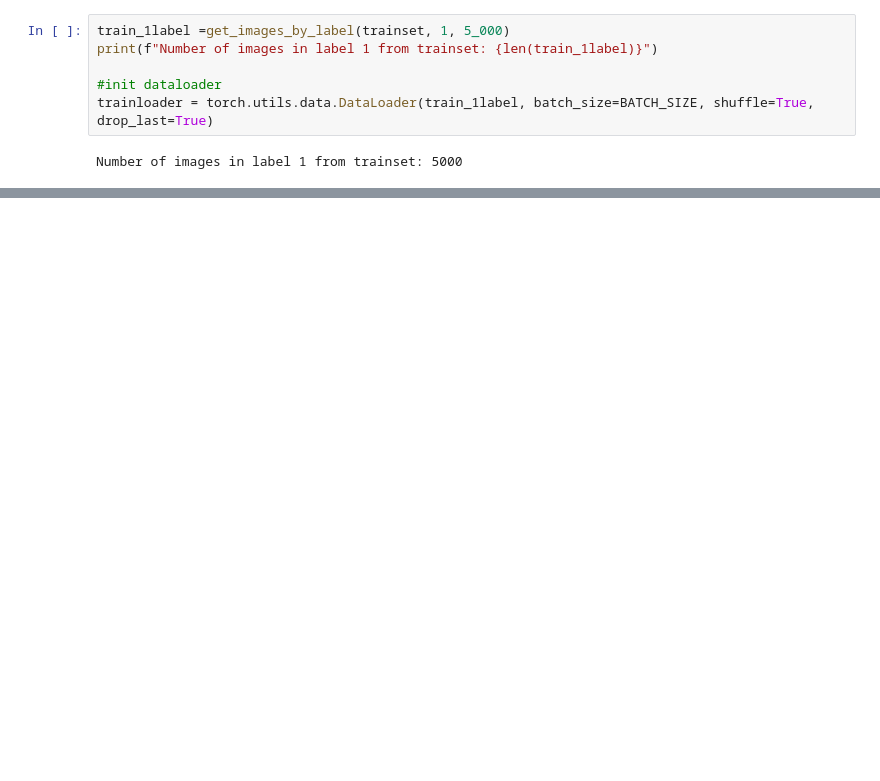
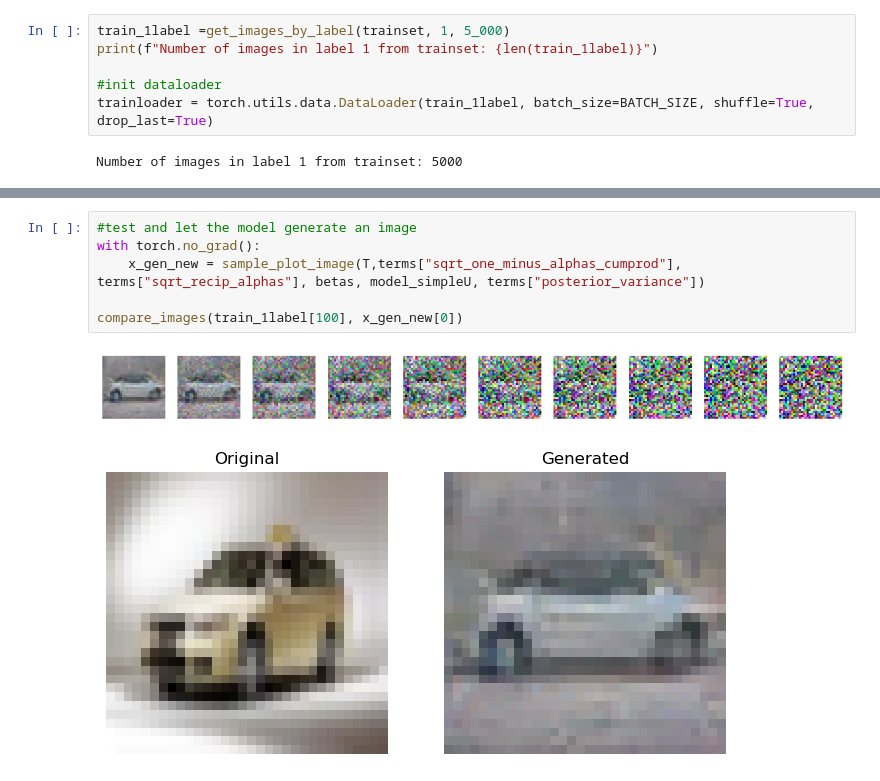
Before and after one commit to FloBaumgartner/cifar10_imgGeneration, a Jupyter notebook: vdl_mc_img-gen_cifar10.ipynb, the cells around one changed output, grey strips where cells are left out. Drawn from its saved outputs; the diff is of its cells as text; blank space fills up the shorter version.

```diff
--- a/vdl_mc_img-gen_cifar10.ipynb
+++ b/vdl_mc_img-gen_cifar10.ipynb
@@ -559,0 +563,9 @@ compare_images(train_1label[0], x_gen[0])
+# %%
+#test and let the model generate an image
+with torch.no_grad():
+    x_gen_new = sample_plot_image(T,terms["sqrt_one_minus_alphas_cumprod"], terms["sqrt_recip_alphas"], betas, model_simpleU, terms["posterior_variance"])
+
+compare_images(train_1label[100], x_gen_new[0])
+# %% [output]
+[figure, added]
+[figure, added]
```
Also changed, not shown: parts of 14 cells of this notebook.
